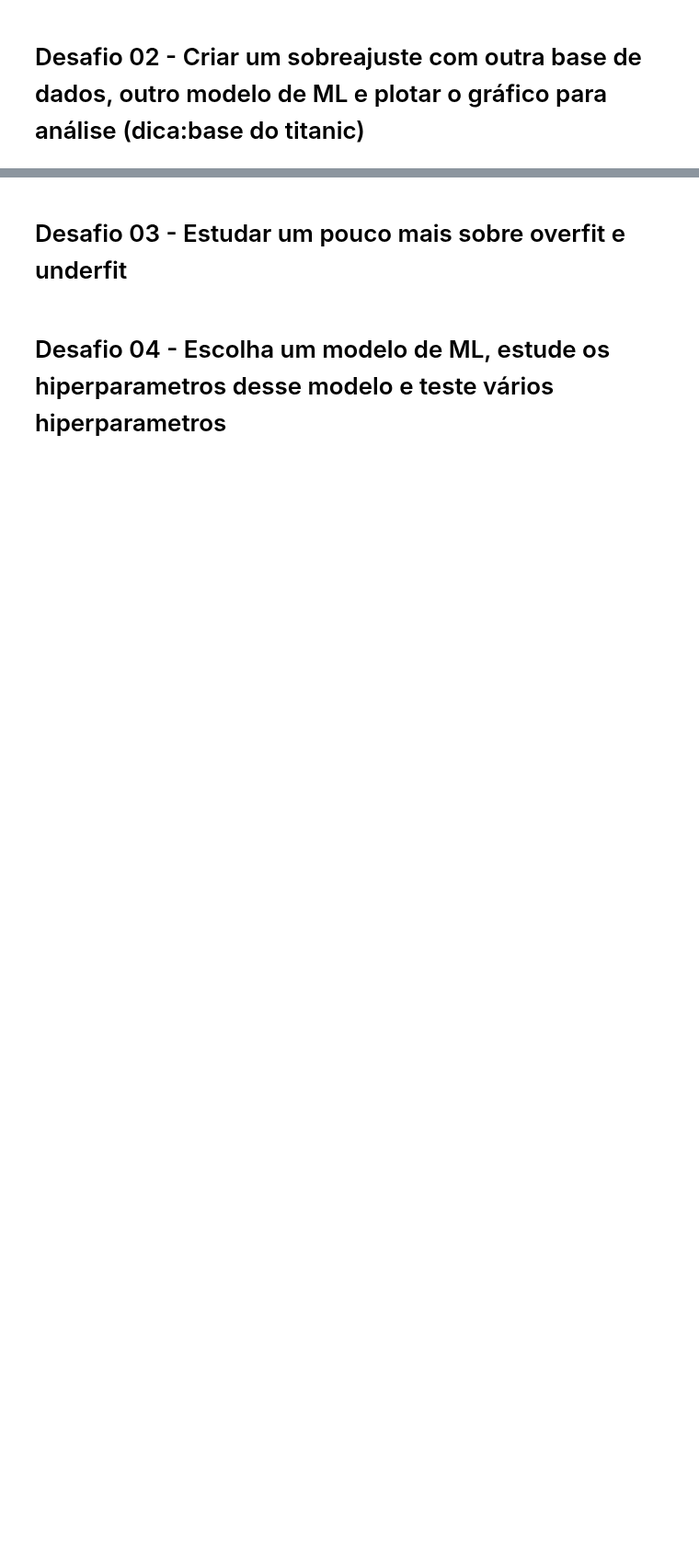
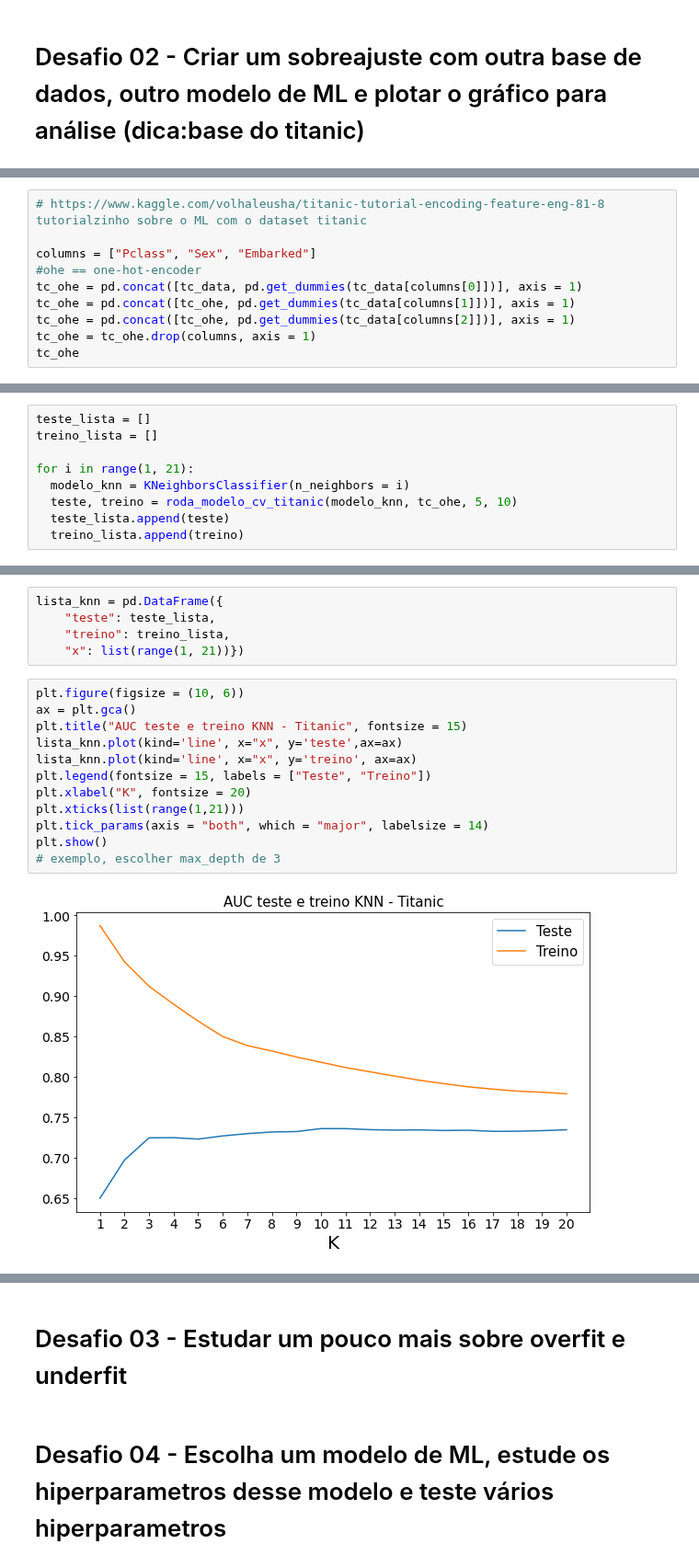
Before and after one commit to RPGraciotti/BootCampAlura, a Jupyter notebook: Modulo_5/Aula_5_Desafios_em_machine_learning.ipynb, the cells around one changed output, grey strips where cells are left out. Shown at 92% size. Saved outputs shown, nothing was run; the diff lists cells and outputs as text; blank space fills up the shorter version.

```diff
--- a/Modulo_5/Aula_5_Desafios_em_machine_learning.ipynb
+++ b/Modulo_5/Aula_5_Desafios_em_machine_learning.ipynb
@@ -189,0 +284,10 @@ AUC 0.7950421219664641 - 1.0
+# %%
+# https://www.kaggle.com/volhaleusha/titanic-tutorial-encoding-feature-eng-81-8 tutorialzinho sobre o ML com o dataset titanic
+
+columns = ["Pclass", "Sex", "Embarked"]
+#ohe == one-hot-encoder
+tc_ohe = pd.concat([tc_data, pd.get_dummies(tc_data[columns[0]])], axis = 1)
+tc_ohe = pd.concat([tc_ohe, pd.get_dummies(tc_data[columns[1]])], axis = 1)
+tc_ohe = pd.concat([tc_ohe, pd.get_dummies(tc_data[columns[2]])], axis = 1)
+tc_ohe = tc_ohe.drop(columns, axis = 1)
+tc_ohe
@@ -189,0 +386,9 @@ AUC 0.7950421219664641 - 1.0
+# %%
+teste_lista = []
+treino_lista = []
+
+for i in range(1, 21):
+  modelo_knn = KNeighborsClassifier(n_neighbors = i)
+  teste, treino = roda_modelo_cv_titanic(modelo_knn, tc_ohe, 5, 10)
+  teste_lista.append(teste)
+  treino_lista.append(treino)
@@ -189,0 +416,19 @@ AUC 0.7950421219664641 - 1.0
+# %%
+lista_knn = pd.DataFrame({
+    "teste": teste_lista,
+    "treino": treino_lista,
+    "x": list(range(1, 21))})
+# %%
+plt.figure(figsize = (10, 6))
+ax = plt.gca()
+plt.title("AUC teste e treino KNN - Titanic", fontsize = 15)
+lista_knn.plot(kind='line', x="x", y='teste',ax=ax)
+lista_knn.plot(kind='line', x="x", y='treino', ax=ax)
+plt.legend(fontsize = 15, labels = ["Teste", "Treino"])
+plt.xlabel("K", fontsize = 20)
+plt.xticks(list(range(1,21)))
+plt.tick_params(axis = "both", which = "major", labelsize = 14)
+plt.show()
+# exemplo, escolher max_depth de 3
+# %% [output]
+[figure, added]
```
Also changed, not shown: parts of 19 cells of this notebook.
